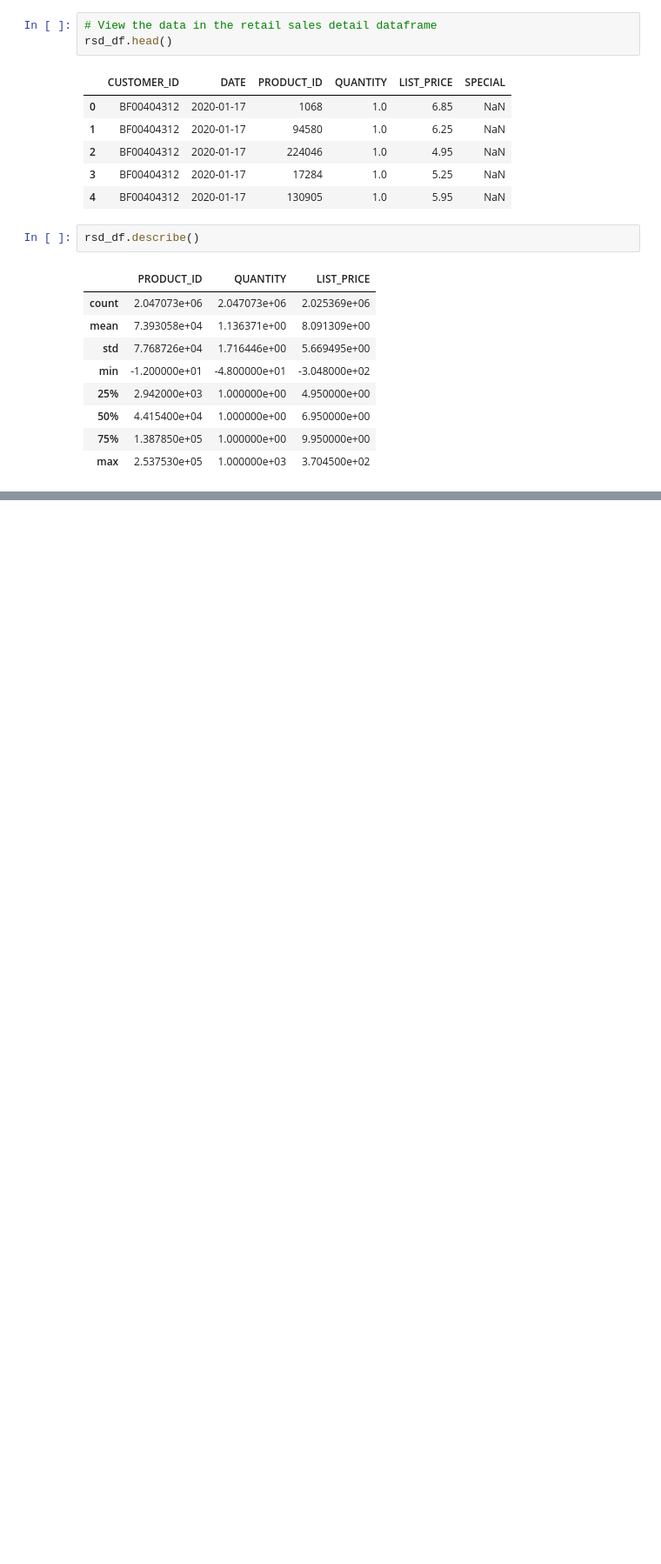
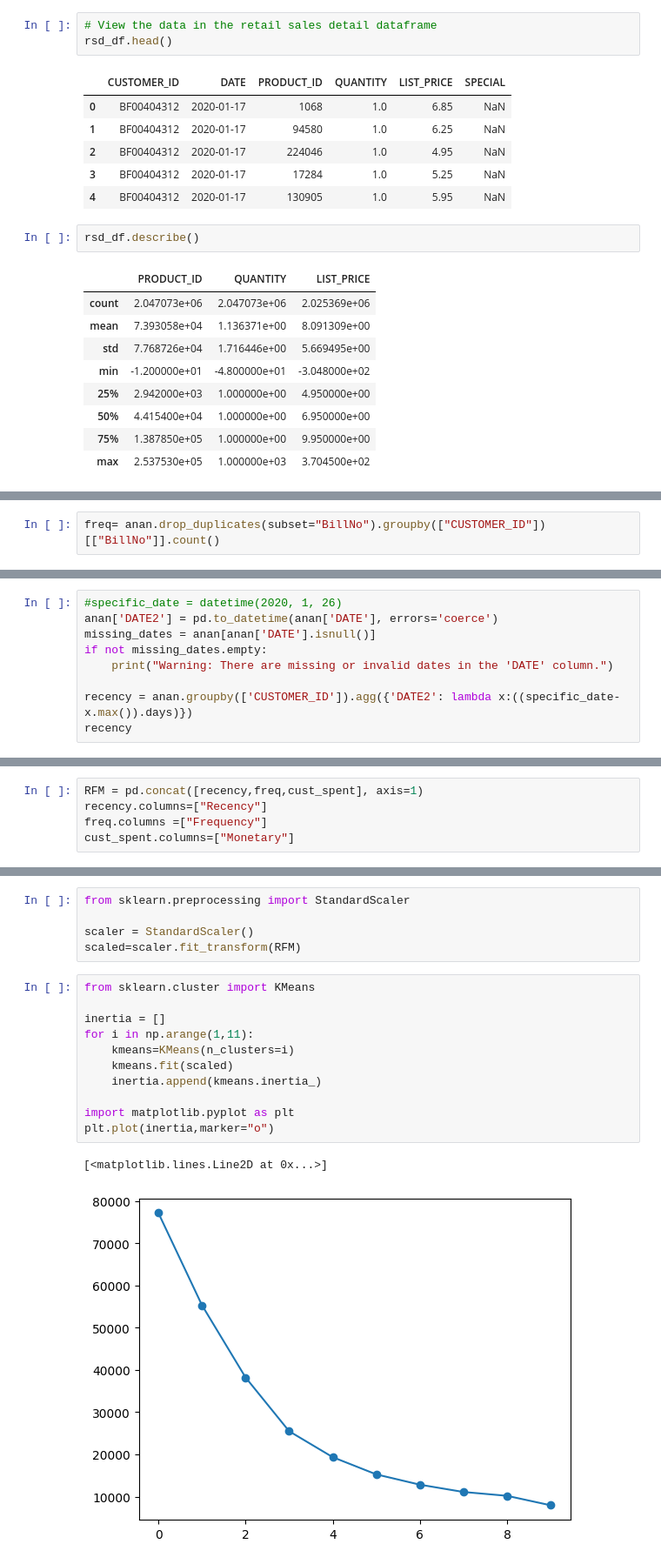
Before and after one commit to PeterBaraka/ml_fieldwork_lab, a Jupyter notebook: exploration_report.ipynb, the cells around one changed output, grey strips where cells are left out. Shown at 87% size. Saved outputs shown, nothing was run; the diff lists cells and outputs as text; blank space fills up the shorter version.

```diff
--- a/exploration_report.ipynb
+++ b/exploration_report.ipynb
@@ -167,0 +606,2 @@ rsd_df.describe()
+# %%
+freq= anan.drop_duplicates(subset="BillNo").groupby(["CUSTOMER_ID"])[["BillNo"]].count()
@@ -167,0 +627,9 @@ rsd_df.describe()
+# %%
+#specific_date = datetime(2020, 1, 26)
+anan['DATE2'] = pd.to_datetime(anan['DATE'], errors='coerce')
+missing_dates = anan[anan['DATE'].isnull()]
+if not missing_dates.empty:
+    print("Warning: There are missing or invalid dates in the 'DATE' column.")
+
+recency = anan.groupby(['CUSTOMER_ID']).agg({'DATE2': lambda x:((specific_date-x.max()).days)})
+recency
@@ -167,0 +651,5 @@ rsd_df.describe()
+# %%
+RFM = pd.concat([recency,freq,cust_spent], axis=1)
+recency.columns=["Recency"]
+freq.columns =["Frequency"]
+cust_spent.columns=["Monetary"]
@@ -167,0 +673,19 @@ rsd_df.describe()
+# %%
+from sklearn.preprocessing import StandardScaler
+
+scaler = StandardScaler()
+scaled=scaler.fit_transform(RFM)
+# %%
+from sklearn.cluster import KMeans
+
+inertia = []
+for i in np.arange(1,11):
+    kmeans=KMeans(n_clusters=i)
+    kmeans.fit(scaled)
+    inertia.append(kmeans.inertia_)
+
+import matplotlib.pyplot as plt
+plt.plot(inertia,marker="o")
+# %% [output]
+[<matplotlib.lines.Line2D at 0x...>]
+[figure, added]
```
Also changed, not shown: parts of 41 cells of this notebook.
